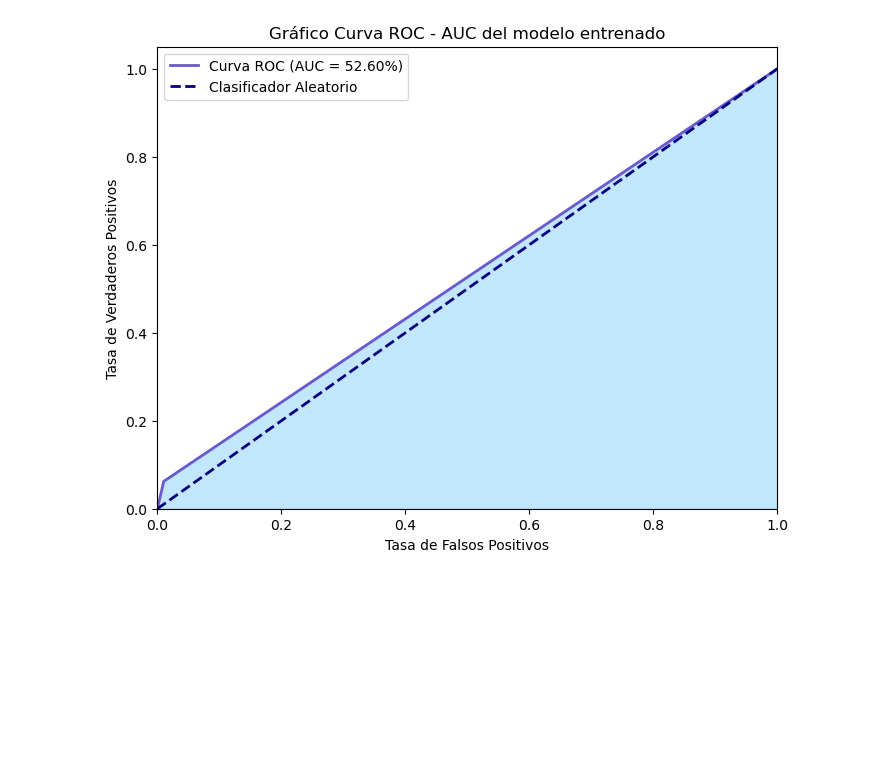
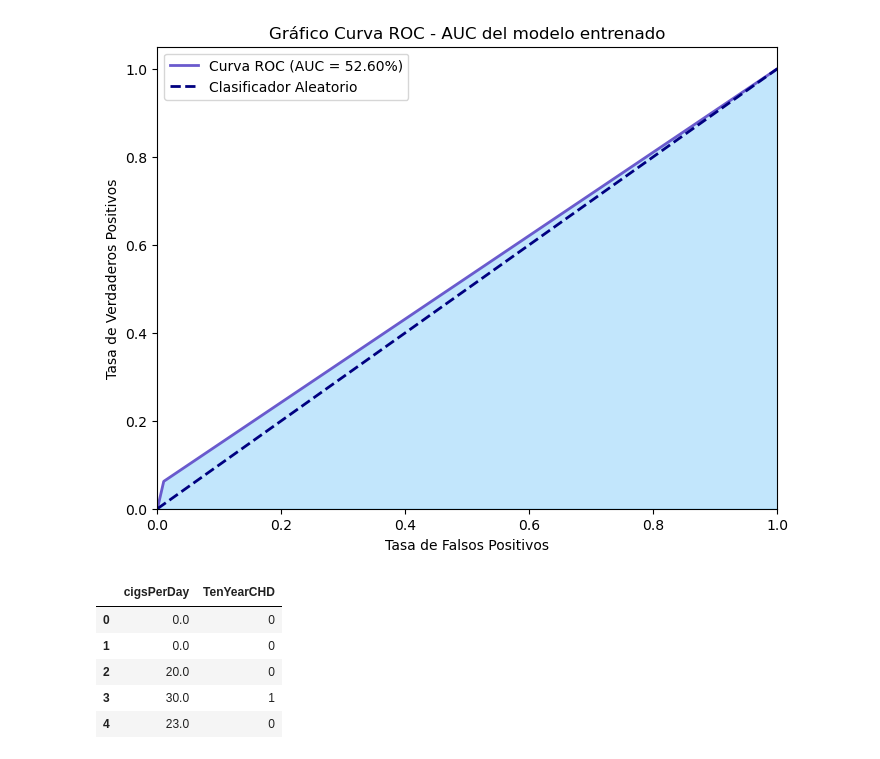
Before and after one commit to GuerreroRuiz/Etapa2_Grupo40, a Jupyter notebook: regresion_logistica.ipynb, the cells around one changed output. Saved outputs shown, nothing was run; the diff lists cells and outputs as text; code cells hidden in the pictures; blank space fills up the shorter version.

```diff
--- a/regresion_logistica.ipynb
+++ b/regresion_logistica.ipynb
@@ -235,3 +237,15 @@ plt.legend(loc='upper left')
 plt.show()
 # %% [output]
 [figure]
+# %%
+#Se selecciona la variable independiente y la variable objetivo para realizar el grafico de dispersión y el grafico
+#de la regresión lineal
+
+datos[['cigsPerDay','TenYearCHD']].head()
+# %% [output]
+|  | cigsPerDay | TenYearCHD |
+| 0 | 0.0 | 0 |
+| 1 | 0.0 | 0 |
+| 2 | 20.0 | 0 |
+| 3 | 30.0 | 1 |
+| 4 | 23.0 | 0 |
```
Also changed, not shown: parts of 9 cells of this notebook.
